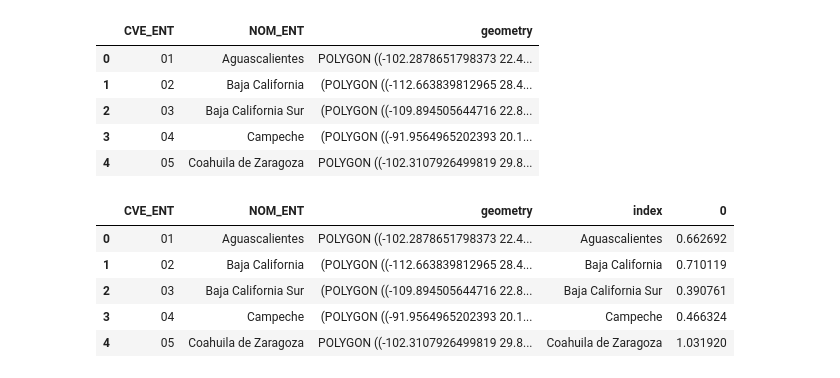
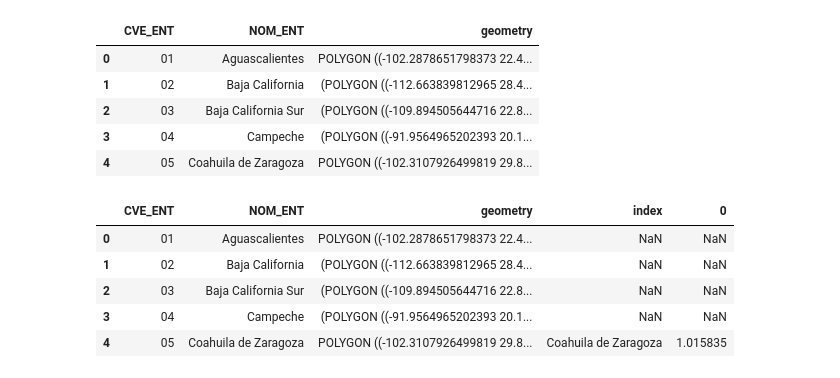
Before and after one commit to tezcahernandez/tsolutions, a Jupyter notebook: Main.ipynb, the cells around one changed output. Drawn from its saved outputs; the diff is of its cells as text; code cells hidden in the pictures.

```diff
--- a/Main.ipynb
+++ b/Main.ipynb
@@ -372,15 +372,15 @@ geoStatesDataframe.head()
 | 2 | 03 | Baja California Sur | (POLYGON ((-109.894505644716 22.8... |
 | 3 | 04 | Campeche | (POLYGON ((-91.9564965202393 20.1... |
 | 4 | 05 | Coahuila de Zaragoza | POLYGON ((-102.3107926499819 29.8... |
-# %%
-# geoStatesDataframe.join(statesResultDataframe)
-geoStatesDataframe = pd.concat([geoStatesDataframe, statesResultDataframe.reset_index()], axis=1)
-geoStatesDataframe[0] = geoStatesDataframe[0] ** 2
-geoStatesDataframe.head()
-# %% [output]
-|  | CVE_ENT | NOM_ENT | geometry | index | 0 |
-| 0 | 01 | Aguascalientes | POLYGON ((-102.2878651798373 22.4... | Aguascalientes | 0.662692 |
-| 1 | 02 | Baja California | (POLYGON ((-112.663839812965 28.4... | Baja California | 0.710119 |
-| 2 | 03 | Baja California Sur | (POLYGON ((-109.894505644716 22.8... | Baja California Sur | 0.390761 |
-| 3 | 04 | Campeche | (POLYGON ((-91.9564965202393 20.1... | Campeche | 0.466324 |
-| 4 | 05 | Coahuila de Zaragoza | POLYGON ((-102.3107926499819 29.8... | Coahuila de Zaragoza | 1.031920 |
+# %%
+geoStatesDataframe = geoStatesDataframe.merge(
+    statesResultDataframe.reset_index().loc[statesResultDataframe.reset_index()["index"].isin(pd.DataFrame(statesResult).T.nlargest(8, 0)[0].keys().tolist()), :]
+    , left_index = True,right_index = True, how='left')
+geoStatesDataframe.head()
+# %% [output]
+|  | CVE_ENT | NOM_ENT | geometry | index | 0 |
+| 0 | 01 | Aguascalientes | POLYGON ((-102.2878651798373 22.4... | NaN | NaN |
+| 1 | 02 | Baja California | (POLYGON ((-112.663839812965 28.4... | NaN | NaN |
+| 2 | 03 | Baja California Sur | (POLYGON ((-109.894505644716 22.8... | NaN | NaN |
+| 3 | 04 | Campeche | (POLYGON ((-91.9564965202393 20.1... | NaN | NaN |
+| 4 | 05 | Coahuila de Zaragoza | POLYGON ((-102.3107926499819 29.8... | Coahuila de Zaragoza | 1.015835 |
```
Also changed, not shown: parts of 2 cells of this notebook.
